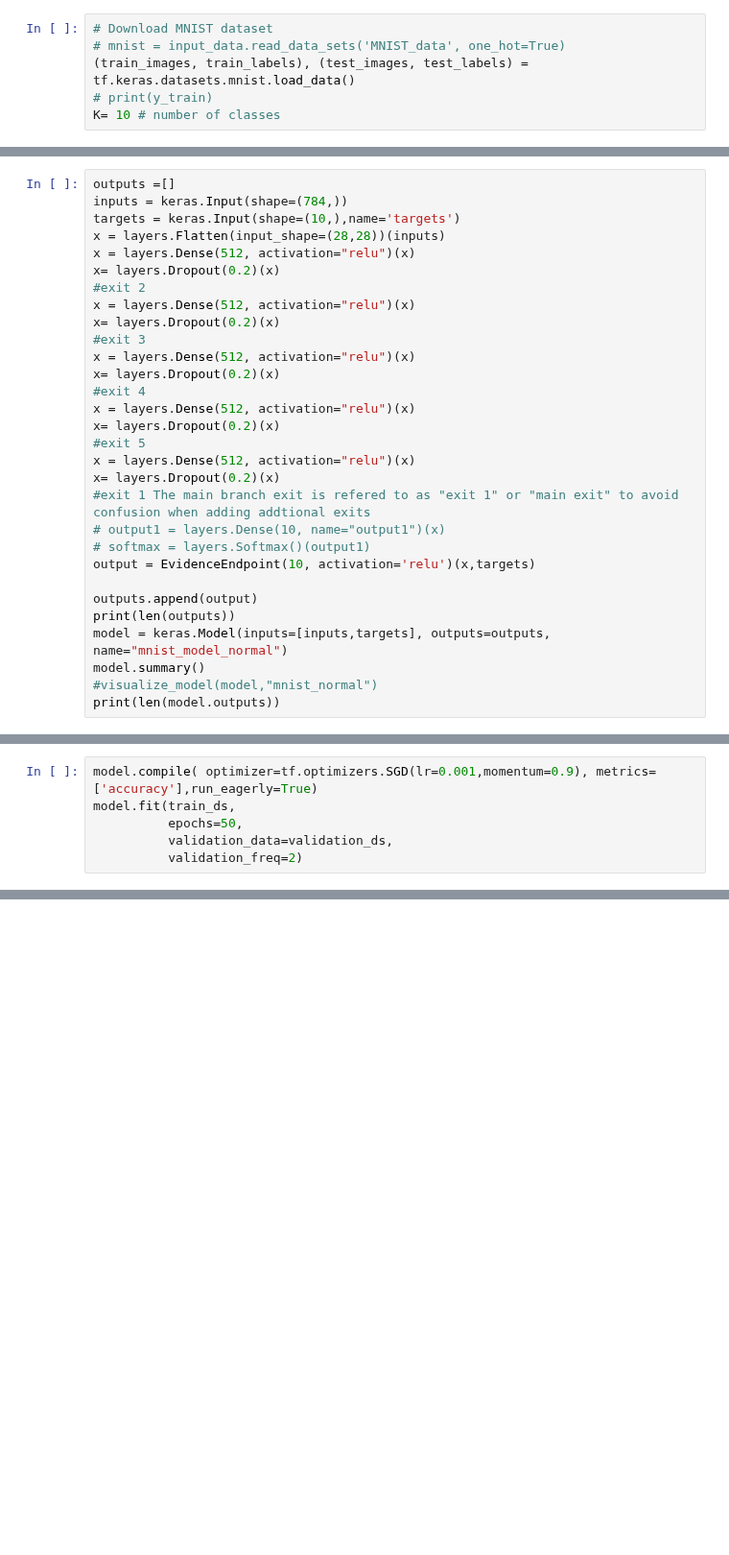
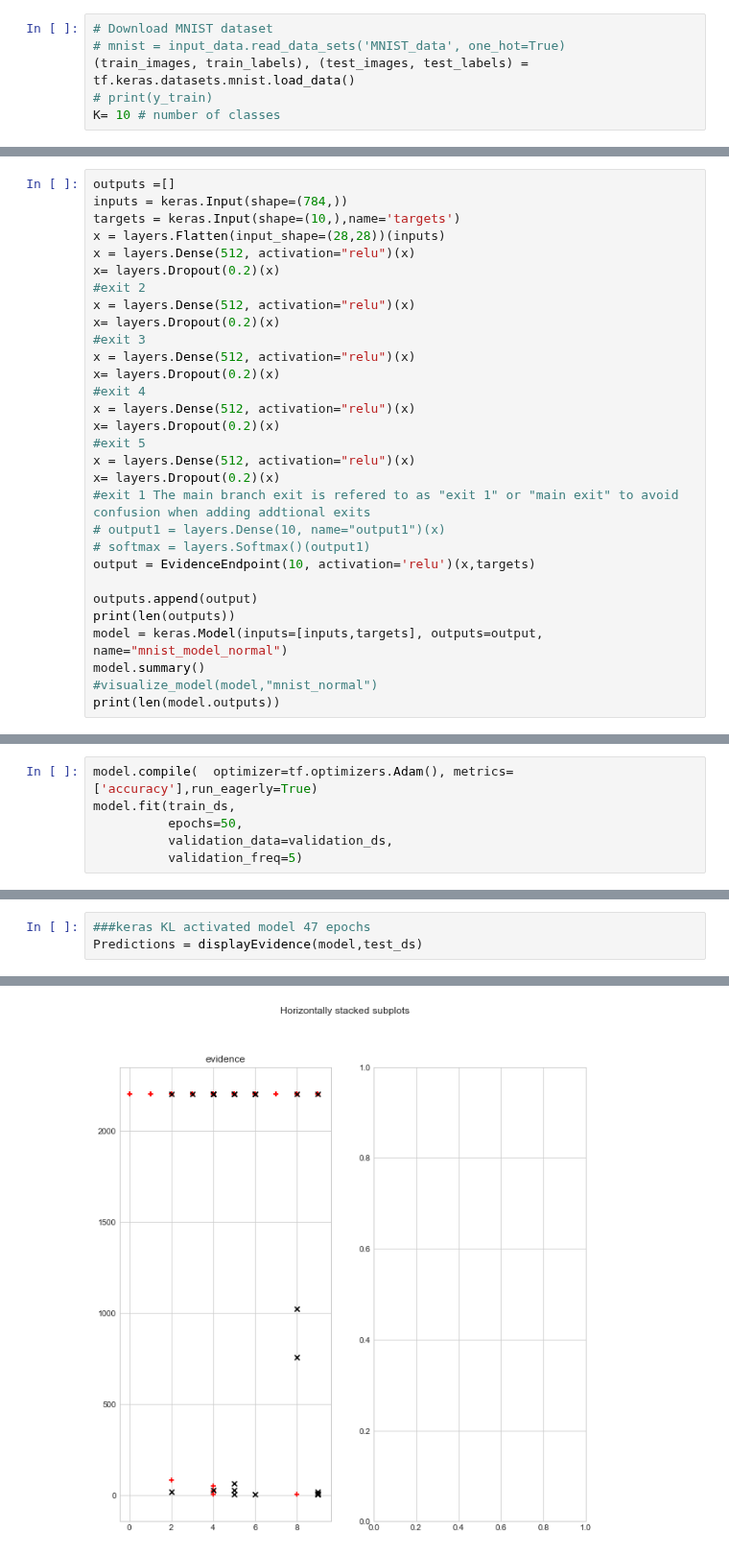
Before and after one commit to SanityLacking/BrevisNet, a Jupyter notebook: notebooks/Uncertainty_mnist.ipynb, the cells around one changed output, grey strips where cells are left out. Shown at 96% size. Saved outputs shown, nothing was run; the diff lists cells and outputs as text; blank space fills up the shorter version.

```diff
--- a/notebooks/Uncertainty_mnist.ipynb
+++ b/notebooks/Uncertainty_mnist.ipynb
@@ -291,7 +260,7 @@ output = EvidenceEndpoint(10, activation='relu')(x,targets)
 
 outputs.append(output)
 print(len(outputs))
-model = keras.Model(inputs=[inputs,targets], outputs=outputs, name="mnist_model_normal")
+model = keras.Model(inputs=[inputs,targets], outputs=output, name="mnist_model_normal")
 model.summary()
 #visualize_model(model,"mnist_normal")
 print(len(model.outputs))
@@ -314,9 +283,9 @@ Non-trainable params: 0
 __________________________________________________________________________________________________
 1
 # %%
-model.compile( optimizer=tf.optimizers.SGD(lr=0.001,momentum=0.9), metrics=['accuracy'],run_eagerly=True)
+model.compile(  optimizer=tf.optimizers.Adam(), metrics=['accuracy'],run_eagerly=True)
 model.fit(train_ds,
           epochs=50,
           validation_data=validation_ds,
-          validation_freq=2)
+          validation_freq=5)
 # %% [output]
@@ -326,0 +373,4 @@ KeyboardInterrupt:
+# %%
+###keras KL activated model 47 epochs
+Predictions = displayEvidence(model,test_ds)
+# %% [output]
@@ -326,0 +379 @@ KeyboardInterrupt:
+[figure, added]
```
Also changed, not shown: parts of 17 cells of this notebook, 3 other files.
